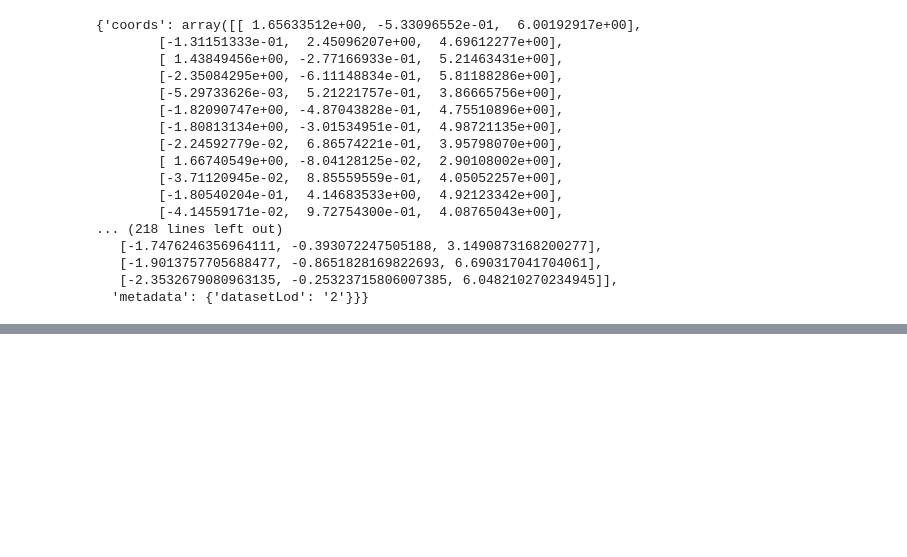
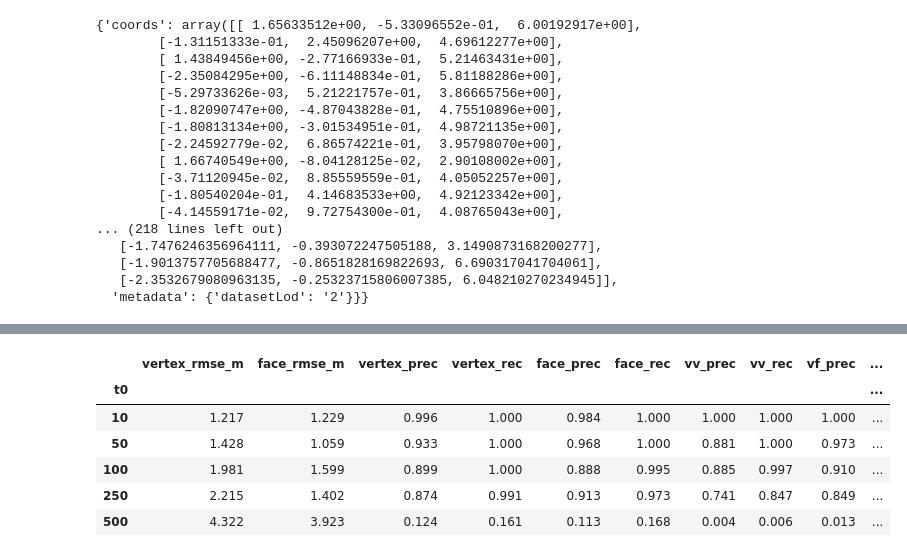
Before and after one commit to maxim-mat/lod-generation, a Jupyter notebook: notebooks/test_generated.ipynb, the cells around one changed output, grey strips where cells are left out. Drawn from its saved outputs; the diff is of its cells as text; code cells hidden in the pictures; blank space fills up the shorter version.

```diff
--- a/notebooks/test_generated.ipynb
+++ b/notebooks/test_generated.ipynb
@@ -185,0 +296,63 @@ fig2.show()
+# %%
+from torch.utils.data import DataLoader
+
+recon_batch = next(iter(DataLoader(datamodule.test_dataset, batch_size=16,
+                                   shuffle=False, collate_fn=graph_collate_fn)))
+
+
+def is_face(labels):
+    """Face nodes are every real node that is not a vertex (ground/roof/wall)."""
+    return (labels != VERTEX) & (labels != OFF)
+
+
+def _prf(pred_mask, true_mask):
+    """Precision/recall of one boolean class mask; nan when the class is absent.
+
+    Aggregate accuracy is useless here -- OFF is 74% of node slots and EDGE_OFF is
+    98.5% of edge slots, so both are ~1.0 regardless of whether the minority
+    classes were recovered at all.
+    """
+    tp = (pred_mask & true_mask).sum().item()
+    return (tp / pred_mask.sum().item() if pred_mask.any() else float("nan"),
+            tp / true_mask.sum().item() if true_mask.any() else float("nan"))
+
+
+rows = []
+for t0 in (10, 50, 100, 250, model.T):
+    out = reconstruct_from(model, recon_batch, t0)
+    nl, nl_t = out["node_labels"], out["node_labels_true"]
+    el, el_t = out["edge_labels"], out["edge_labels_true"]
+    off_diag = ~torch.eye(el.shape[1], dtype=torch.bool, device=el.device)
+
+    row = {"t0": t0}
+
+    # Coordinates, split by node role: face slots are diffused and carry coord
+    # loss, but `graph_to_cityjson` ignores them entirely -- so face error is a
+    # separate signal from the vertex error that actually reaches the geometry.
+    # Both tensors are in the same scaled frame, so the difference needs only coord_scale.
+    d_m = (out["pos"] - out["pos_true"]) * model.coord_scale
+    row["vertex_rmse_m"] = d_m[nl_t == VERTEX].pow(2).mean().sqrt().item()
+    row["face_rmse_m"] = d_m[is_face(nl_t)].pow(2).mean().sqrt().item()
+
+    for name, pred, true in (("vertex", nl == VERTEX, nl_t == VERTEX),
+                             ("face", is_face(nl), is_face(nl_t))):
+        row[f"{name}_prec"], row[f"{name}_rec"] = _prf(pred, true)
+
+    for name, cls in (("vv", EDGE_VV), ("vf", EDGE_VF)):
+        row[f"{name}_prec"], row[f"{name}_rec"] = _prf((el == cls) & off_diag,
+                                                       (el_t == cls) & off_diag)
+
+    row["n_vert_pred"] = (nl == VERTEX).sum(1).float().mean().item()
+    row["n_vert_true"] = (nl_t == VERTEX).sum(1).float().mean().item()
+    rows.append(row)
+
+recon_sweep = pd.DataFrame(rows).set_index("t0")
+recon_sweep.round(3)
+# %% [output]
+|  | vertex_rmse_m | face_rmse_m | vertex_prec | vertex_rec | face_prec | face_rec | vv_prec | vv_rec | vf_prec | ... |
+| t0 |  |  |  |  |  |  |  |  |  | ... |
+| 10 | 1.217 | 1.229 | 0.996 | 1.000 | 0.984 | 1.000 | 1.000 | 1.000 | 1.000 | ... |
+| 50 | 1.428 | 1.059 | 0.933 | 1.000 | 0.968 | 1.000 | 0.881 | 1.000 | 0.973 | ... |
+| 100 | 1.981 | 1.599 | 0.899 | 1.000 | 0.888 | 0.995 | 0.885 | 0.997 | 0.910 | ... |
+| 250 | 2.215 | 1.402 | 0.874 | 0.991 | 0.913 | 0.973 | 0.741 | 0.847 | 0.849 | ... |
+| 500 | 4.322 | 3.923 | 0.124 | 0.161 | 0.113 | 0.168 | 0.004 | 0.006 | 0.013 | ... |
```
Also changed, not shown: parts of 13 cells of this notebook, 7 other files.
